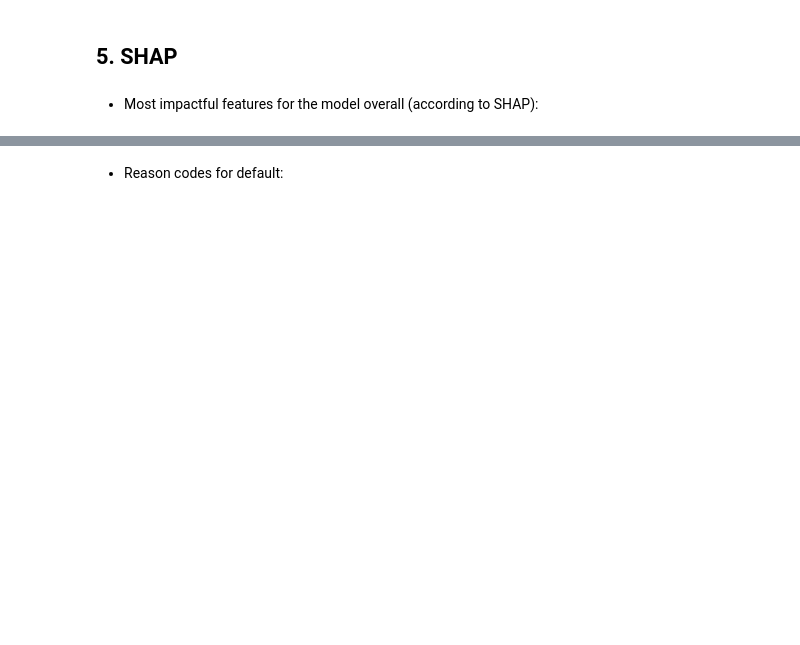
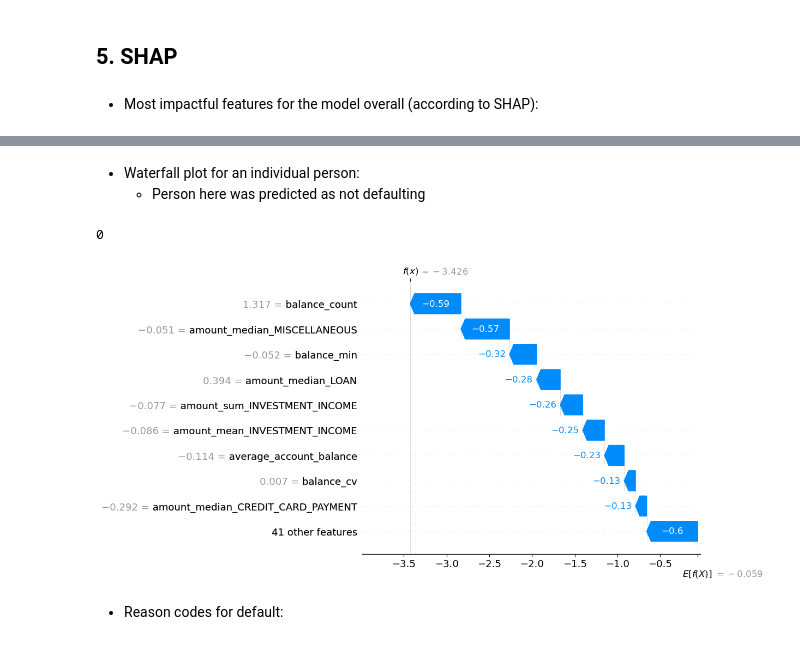
Before and after one commit to mozer123/credit_scoring, a Jupyter notebook: src/main.ipynb, the cells around one changed output, grey strips where cells are left out. Saved outputs shown, nothing was run; the diff lists cells and outputs as text; code cells hidden in the pictures; blank space fills up the shorter version.

Commit message:
waterfall plot

```diff
--- a/src/main.ipynb
+++ b/src/main.ipynb
@@ -169,3 +169,14 @@ scaled_feats, explainer, shap_values = shap_plots(model, X_test, X_test_scaled)
+# %% [markdown]
+- Waterfall plot for an individual person:
+    - Person here was predicted as not defaulting
+# %%
+y_pred_test[0]
+# %% [output]
+0
+# %%
+shap.plots.waterfall(shap_values[0])
+# %% [output]
+[figure, added]
 # %% [markdown]
 - Reason codes for default:
 # %%
```
Also changed, not shown: parts of 5 cells of this notebook, 1 other file.
